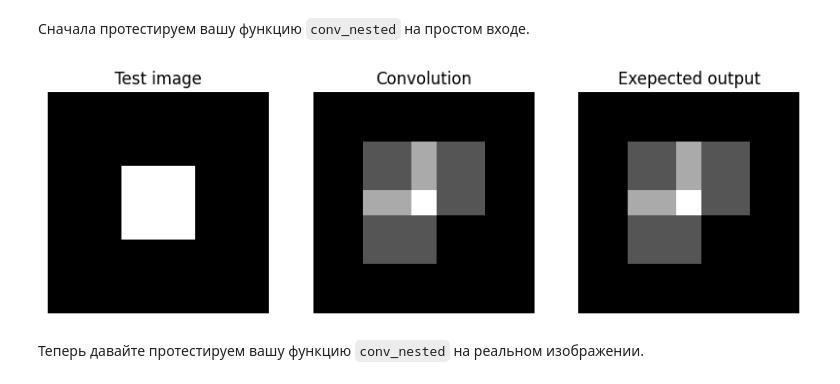
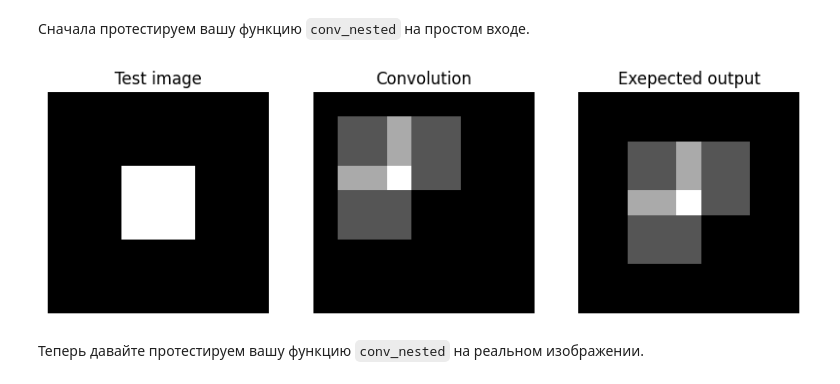
Before and after one commit to AglayaZakharova/TestTask_August, a Jupyter notebook: tasks_notebook.ipynb, the cells around one changed output. Cells and saved outputs as stored; diff of their text form; code cells hidden in the pictures.

```diff
--- a/tasks_notebook.ipynb
+++ b/tasks_notebook.ipynb
@@ -71,7 +71,7 @@ def conv_nested(image, kernel):
             for k in range(Hk):
                 for n in range(Wk):
                     ker_sum += image[i + k][j + n] * kernel[k][n]
-            out[i + 1, j + 1] = ker_sum
+            out[i, j] = ker_sum
     ### END YOUR CODE
 
     return out
@@ -92,34 +92,34 @@ test_img[3:6, 3:6] = 1
 # Run your conv_nested function on the test image
 test_output = conv_nested(test_img, kernel)
 
 # Build the expected output
 expected_output = np.zeros((9, 9))
 expected_output[2:7, 2:7] = 1
 expected_output[5:, 5:] = 0
 expected_output[4, 2:5] = 2
 expected_output[2:5, 4] = 2
 expected_output[4, 4] = 3
 
 # Plot the test image
 plt.subplot(1,3,1)
 plt.imshow(test_img)
 plt.title('Test image')
 plt.axis('off')
 
 # Plot your convolved image
 plt.subplot(1,3,2)
 plt.imshow(test_output)
 plt.title('Convolution')
 plt.axis('off')
 
 # Plot the exepected output
 plt.subplot(1,3,3)
 plt.imshow(expected_output)
 plt.title('Exepected output')
 plt.axis('off')
 plt.show()
 # %% [output]
-[figure, old version]
+[figure, new version]
 # %% [markdown]
 Теперь давайте протестируем вашу функцию `conv_nested` на реальном изображении.
 # %%
```
Also changed, not shown: parts of 2 cells of this notebook, 1 other file.
